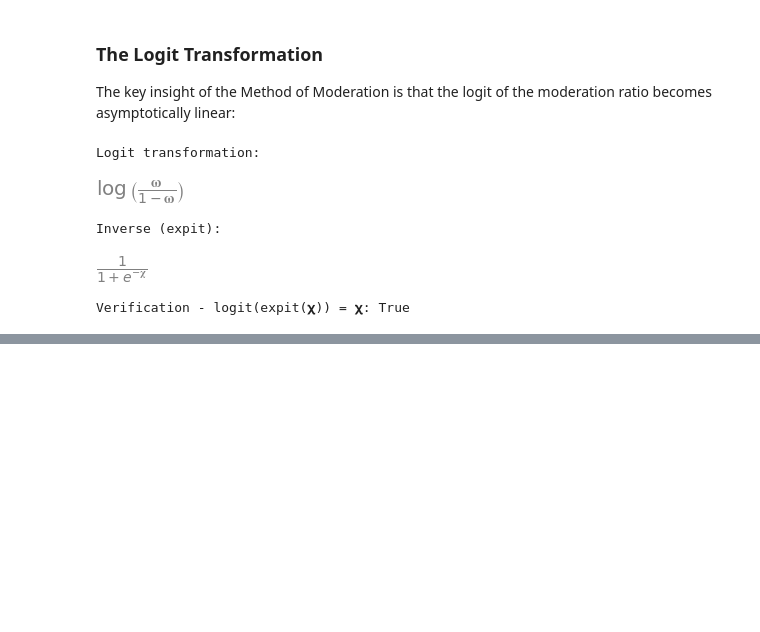
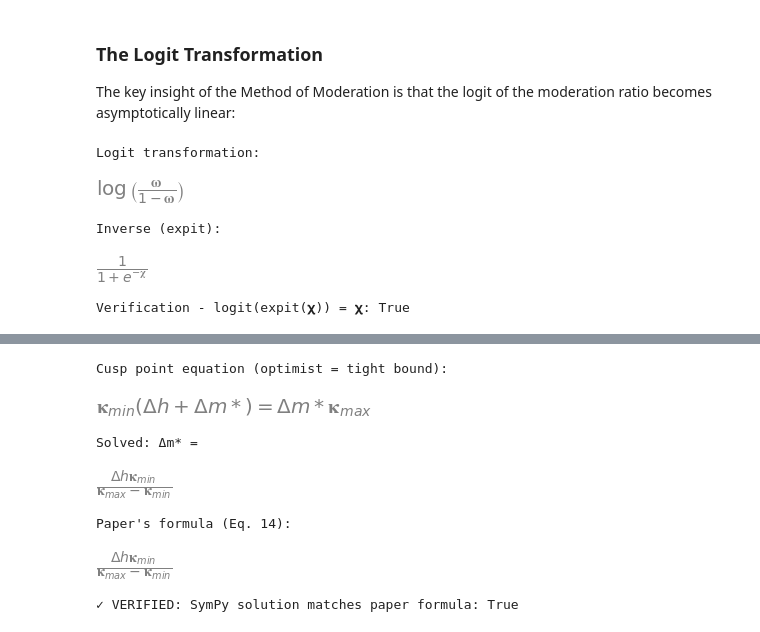
Before and after one commit to econ-ark/method-of-moderation, a Jupyter notebook: code/method-of-moderation-symbolic.ipynb, the cells around one changed output, grey strips where cells are left out. Saved outputs shown, nothing was run; the diff lists cells and outputs as text; code cells hidden in the pictures; blank space fills up the shorter version.

```diff
--- a/code/method-of-moderation-symbolic.ipynb
+++ b/code/method-of-moderation-symbolic.ipynb
@@ -196,0 +202,33 @@ For the complete symbolic equation module, see:
+# %%
+from sympy import Symbol, solve, Eq, simplify
+
+# Define symbols
+Δm_star = Symbol('Δm*', positive=True)  # Excess resources at cusp
+
+# At the cusp: (Δm* + Δh) × 𝛋_min = 𝛋_max × Δm*
+# This is: c_opt(m*) = c_tight(m*)
+cusp_equation = Eq((Δm_star + Δh) * 𝛋_min, 𝛋_max * Δm_star)
+
+print("Cusp point equation (optimist = tight bound):")
+display(cusp_equation)
+
+# Solve for Δm*
+solution = solve(cusp_equation, Δm_star)[0]
+print("\nSolved: Δm* =")
+display(solution)
+
+# The paper claims: Δm* = 𝛋_min × Δh / (𝛋_max - 𝛋_min)
+paper_formula = 𝛋_min * Δh / (𝛋_max - 𝛋_min)
+print("\nPaper's formula (Eq. 14):")
+display(paper_formula)
+
+# Verify they match
+print(f"\n✓ VERIFIED: SymPy solution matches paper formula: {simplify(solution - paper_formula) == 0}")
+# %% [output]
+Cusp point equation (optimist = tight bound):
+[figure, added]
+Solved: Δm* =
+[figure, added]
+Paper's formula (Eq. 14):
+[figure, added]
+✓ VERIFIED: SymPy solution matches paper formula: True
```
Also changed, not shown: parts of 19 cells of this notebook.
